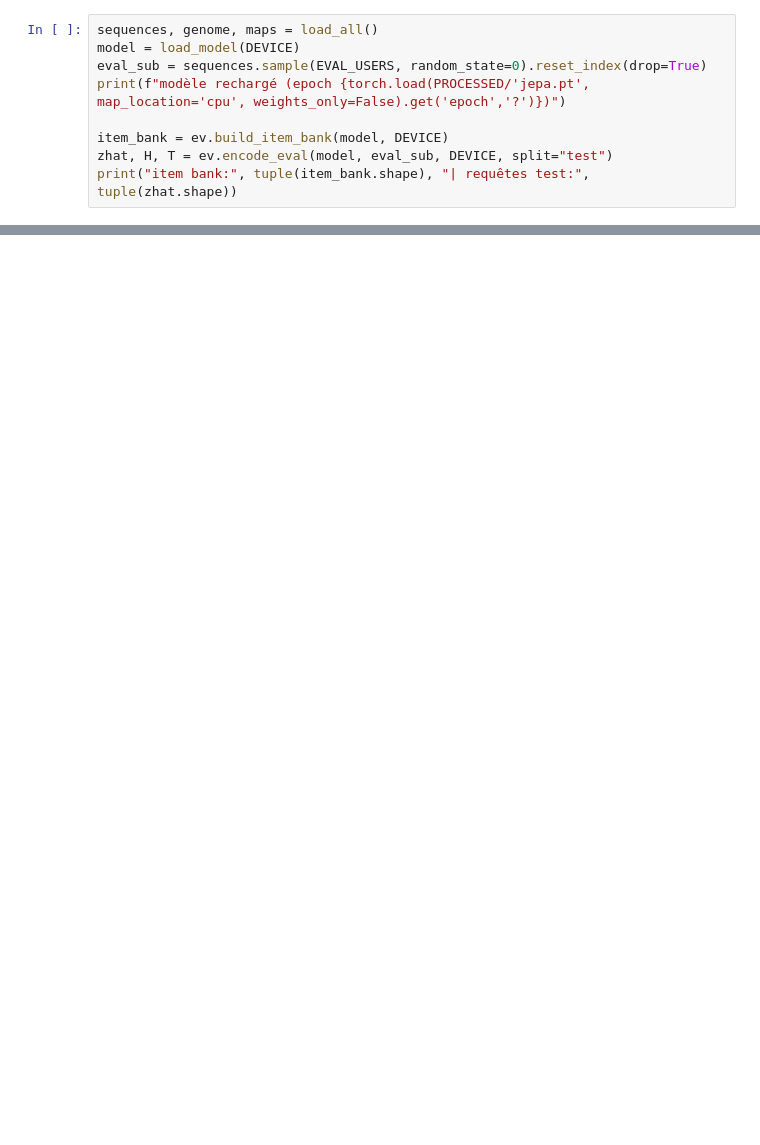
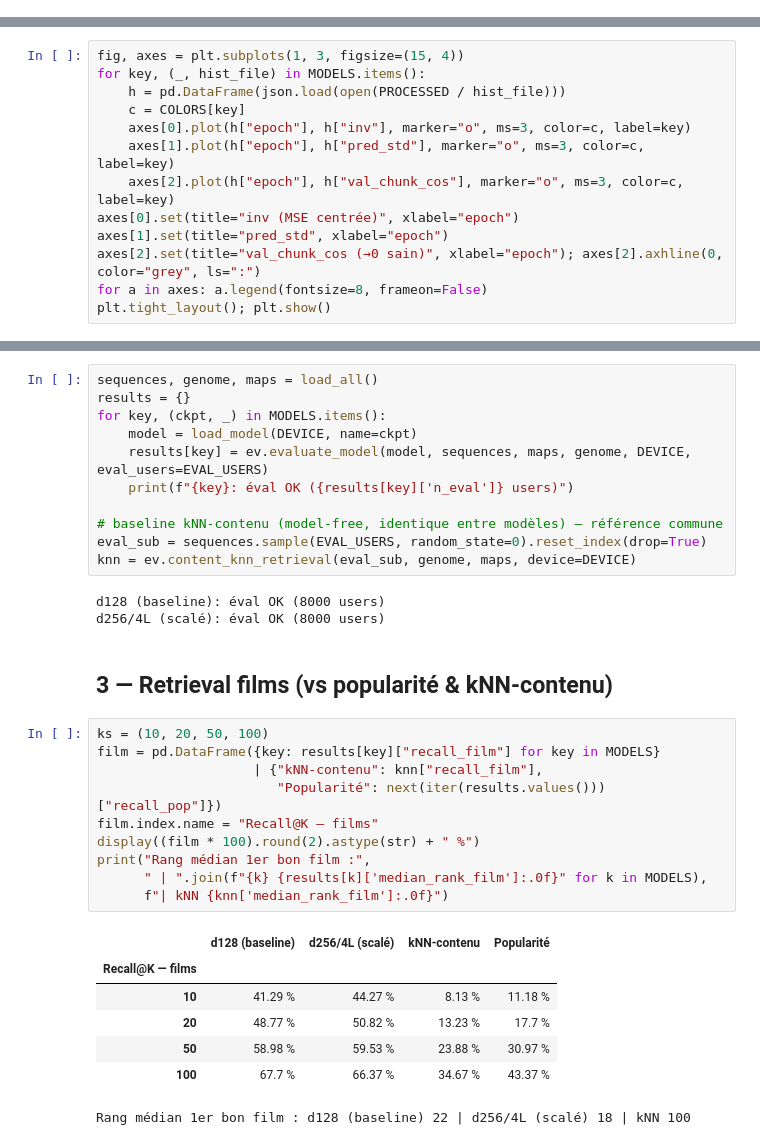
Before and after one commit to JulesV19/customer-behavior-jepa, a Jupyter notebook: notebooks/03_training_evaluation.ipynb, the cells around one changed output, grey strips where cells are left out. Saved outputs shown, nothing was run; the diff lists cells and outputs as text; blank space fills up the shorter version.

```diff
--- a/notebooks/03_training_evaluation.ipynb
+++ b/notebooks/03_training_evaluation.ipynb
@@ -80,9 +0,0 @@ plt.tight_layout(); plt.show()
-# %%
-sequences, genome, maps = load_all()
-model = load_model(DEVICE)
-eval_sub = sequences.sample(EVAL_USERS, random_state=0).reset_index(drop=True)
-print(f"modèle rechargé (epoch {torch.load(PROCESSED/'jepa.pt', map_location='cpu', weights_only=False).get('epoch','?')})")
-
-item_bank = ev.build_item_bank(model, DEVICE)
-zhat, H, T = ev.encode_eval(model, eval_sub, DEVICE, split="test")
-print("item bank:", tuple(item_bank.shape), "| requêtes test:", tuple(zhat.shape))
@@ -238,0 +53,13 @@ Le cas le plus instructif d'une POC : **probes bons mais retrieval ≈ popularit
+# %%
+fig, axes = plt.subplots(1, 3, figsize=(15, 4))
+for key, (_, hist_file) in MODELS.items():
+    h = pd.DataFrame(json.load(open(PROCESSED / hist_file)))
+    c = COLORS[key]
+    axes[0].plot(h["epoch"], h["inv"], marker="o", ms=3, color=c, label=key)
+    axes[1].plot(h["epoch"], h["pred_std"], marker="o", ms=3, color=c, label=key)
+    axes[2].plot(h["epoch"], h["val_chunk_cos"], marker="o", ms=3, color=c, label=key)
+axes[0].set(title="inv (MSE centrée)", xlabel="epoch")
+axes[1].set(title="pred_std", xlabel="epoch")
+axes[2].set(title="val_chunk_cos (→0 sain)", xlabel="epoch"); axes[2].axhline(0, color="grey", ls=":")
+for a in axes: a.legend(fontsize=8, frameon=False)
+plt.tight_layout(); plt.show()
@@ -238,0 +73,34 @@ Le cas le plus instructif d'une POC : **probes bons mais retrieval ≈ popularit
+# %%
+sequences, genome, maps = load_all()
+results = {}
+for key, (ckpt, _) in MODELS.items():
+    model = load_model(DEVICE, name=ckpt)
+    results[key] = ev.evaluate_model(model, sequences, maps, genome, DEVICE, eval_users=EVAL_USERS)
+    print(f"{key}: éval OK ({results[key]['n_eval']} users)")
+
+# baseline kNN-contenu (model-free, identique entre modèles) — référence commune
+eval_sub = sequences.sample(EVAL_USERS, random_state=0).reset_index(drop=True)
+knn = ev.content_knn_retrieval(eval_sub, genome, maps, device=DEVICE)
+# %% [output]
+d128 (baseline): éval OK (8000 users)
+d256/4L (scalé): éval OK (8000 users)
+# %% [markdown]
+## 3 — Retrieval films (vs popularité & kNN-contenu)
+# %%
+ks = (10, 20, 50, 100)
+film = pd.DataFrame({key: results[key]["recall_film"] for key in MODELS}
+                    | {"kNN-contenu": knn["recall_film"],
+                       "Popularité": next(iter(results.values()))["recall_pop"]})
+film.index.name = "Recall@K — films"
+display((film * 100).round(2).astype(str) + " %")
+print("Rang médian 1er bon film :",
+      " | ".join(f"{k} {results[k]['median_rank_film']:.0f}" for k in MODELS),
+      f"| kNN {knn['median_rank_film']:.0f}")
+# %% [output]
+|  | d128 (baseline) | d256/4L (scalé) | kNN-contenu | Popularité |
+| Recall@K — films |  |  |  |  |
+| 10 | 41.29 % | 44.27 % | 8.13 % | 11.18 % |
+| 20 | 48.77 % | 50.82 % | 13.23 % | 17.7 % |
+| 50 | 58.98 % | 59.53 % | 23.88 % | 30.97 % |
+| 100 | 67.7 % | 66.37 % | 34.67 % | 43.37 % |
+Rang médian 1er bon film : d128 (baseline) 22 | d256/4L (scalé) 18 | kNN 100
```
Also changed, not shown: parts of 33 cells of this notebook, 4 other files.
